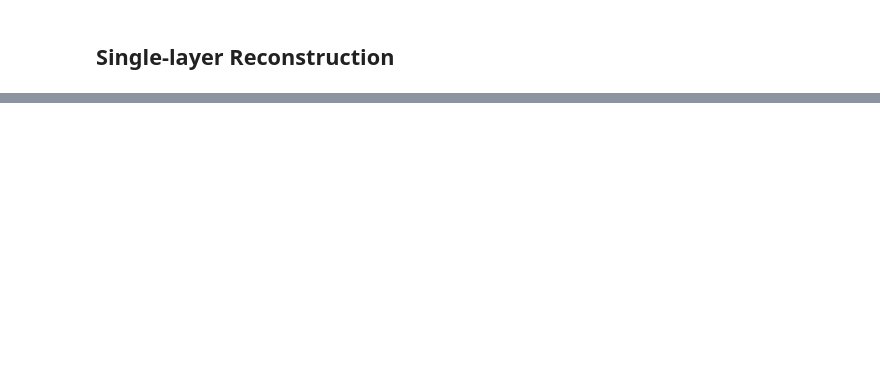
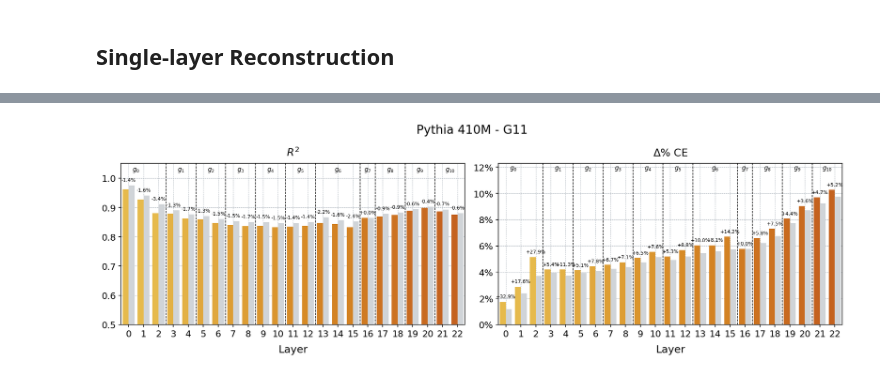
Before and after one commit to ghidav/group-sae, a Jupyter notebook: recon/analysis.ipynb, the cells around one changed output, grey strips where cells are left out. Cells and saved outputs as stored; diff of their text form; code cells hidden in the pictures; blank space fills up the shorter version.

```diff
--- a/recon/analysis.ipynb
+++ b/recon/analysis.ipynb
@@ -348,8 +376,11 @@ plt.show()
 ## Single-layer Reconstruction
 # %%
 p160 = load_cluster_eval("160m", include_baseline=True)
-nl_p160 = MODEL_MAP["pythia-160m"]["n_layers"]
 p410 = load_cluster_eval("410m", include_baseline=True)
-nl_p410 = MODEL_MAP["pythia-410m"]["n_layers"]
 p1 = load_cluster_eval("1b", include_baseline=True)
-nl_p1 = MODEL_MAP["pythia-1b"]["n_layers"]
+
+eval_dict = {
+    "160M": p160,
+    "410M": p410,
+    "1B": p1
+}
@@ -372,15 +387,22 @@ p160
 # %%
 ylabel_map = {
-    'delta_ce': r'$\Delta$ CE',
-    'r2': '$R^2$',
+    'delta_ce': r'$\Delta$% CE',
+    'explained_variance': '$R^2$',
     'mse': '$L_2$',
     'l0': '$L_0$'
 }
 
 y_lim_map = {
-    'delta_ce': (0, 1.5),
-    'r2': (0, 1),
+    'delta_ce': (0, 15.5),
+    'explained_variance': (0, 1.05),
     'mse': (0, 110),
     'l0': (0, 250)
 }
+
+offset_map = {
+    'delta_ce': 0.2,
+    'explained_variance': 0.01,
+    'mse': 1,
+    'l0': 5
+}
 # %%
@@ -467,0 +522,4 @@ plt.savefig(IMG_PATH + f"avg_recon.pdf", dpi=300, bbox_inches="tight")
+# %%
+plot_reconstruction_single_layer("410M", 11, save=False)
+# %% [output]
+[figure, added]
```
Also changed, not shown: parts of 15 cells of this notebook, 1 other file.
